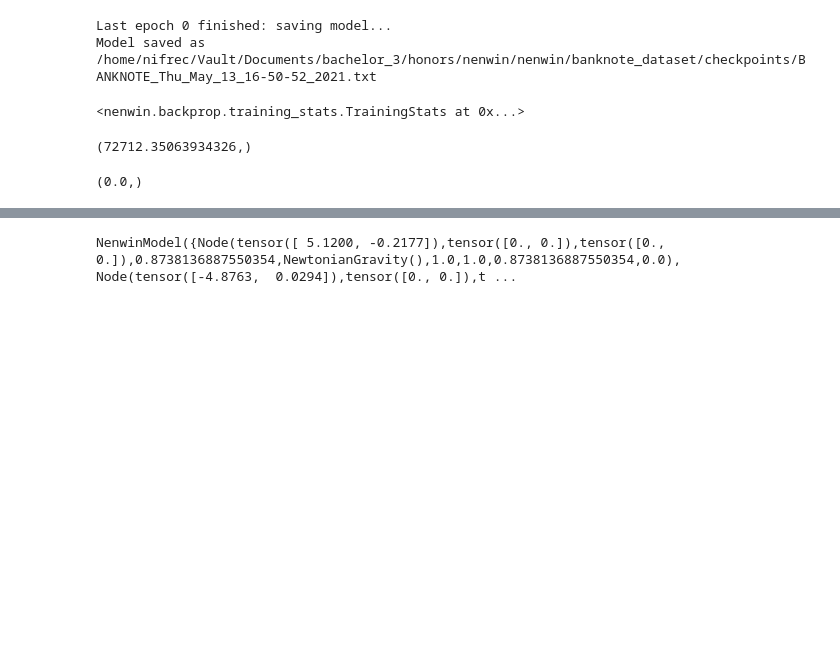
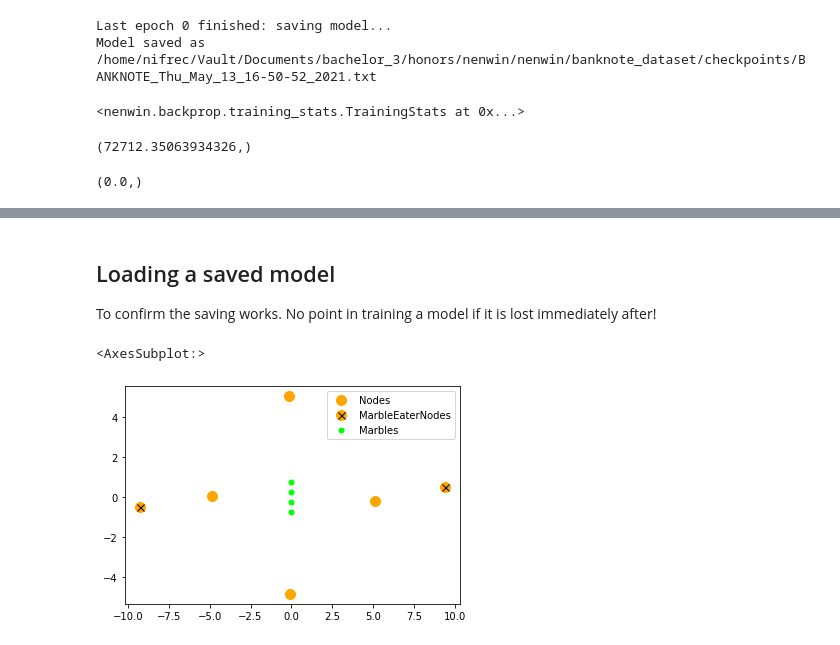
Before and after one commit to Nifrec/nenwin, a Jupyter notebook: nenwin/banknote_dataset/train_on_banknote.ipynb, the cells around one changed output, grey strips where cells are left out. Drawn from its saved outputs; the diff is of its cells as text; code cells hidden in the pictures; blank space fills up the shorter version.

```diff
--- a/nenwin/banknote_dataset/train_on_banknote.ipynb
+++ b/nenwin/banknote_dataset/train_on_banknote.ipynb
@@ -170,3 +177,7 @@ MODEL.nodes
+# %% [markdown]
+## Loading a saved model
+To confirm the saving works.
+No point in training a model if it is lost immediately after!
 # %%
 filename = "/home/nifrec/Vault/Documents/bachelor_3/honors/nenwin/nenwin/banknote_dataset/checkpoints/BANKNOTE_Thu_May_13_16-50-52_2021.txt"
 import torch.tensor as tensor
@@ -174,6 +185,7 @@ from nenwin.attraction_functions.attraction_functions import ThresholdGravity
 with open(filename, "r") as file:
     model = eval(file.readline())
 # %%
-print(model)
+plot_model(model)
 # %% [output]
-NenwinModel({Node(tensor([ 5.1200, -0.2177]),tensor([0., 0.]),tensor([0., 0.]),0.8738136887550354,NewtonianGravity(),1.0,1.0,0.8738136887550354,0.0), Node(tensor([-4.8763,  0.0294]),tensor([0., 0.]),t ...
+<AxesSubplot:>
+[figure, added]
```
Also changed, not shown: parts of 6 cells of this notebook.
